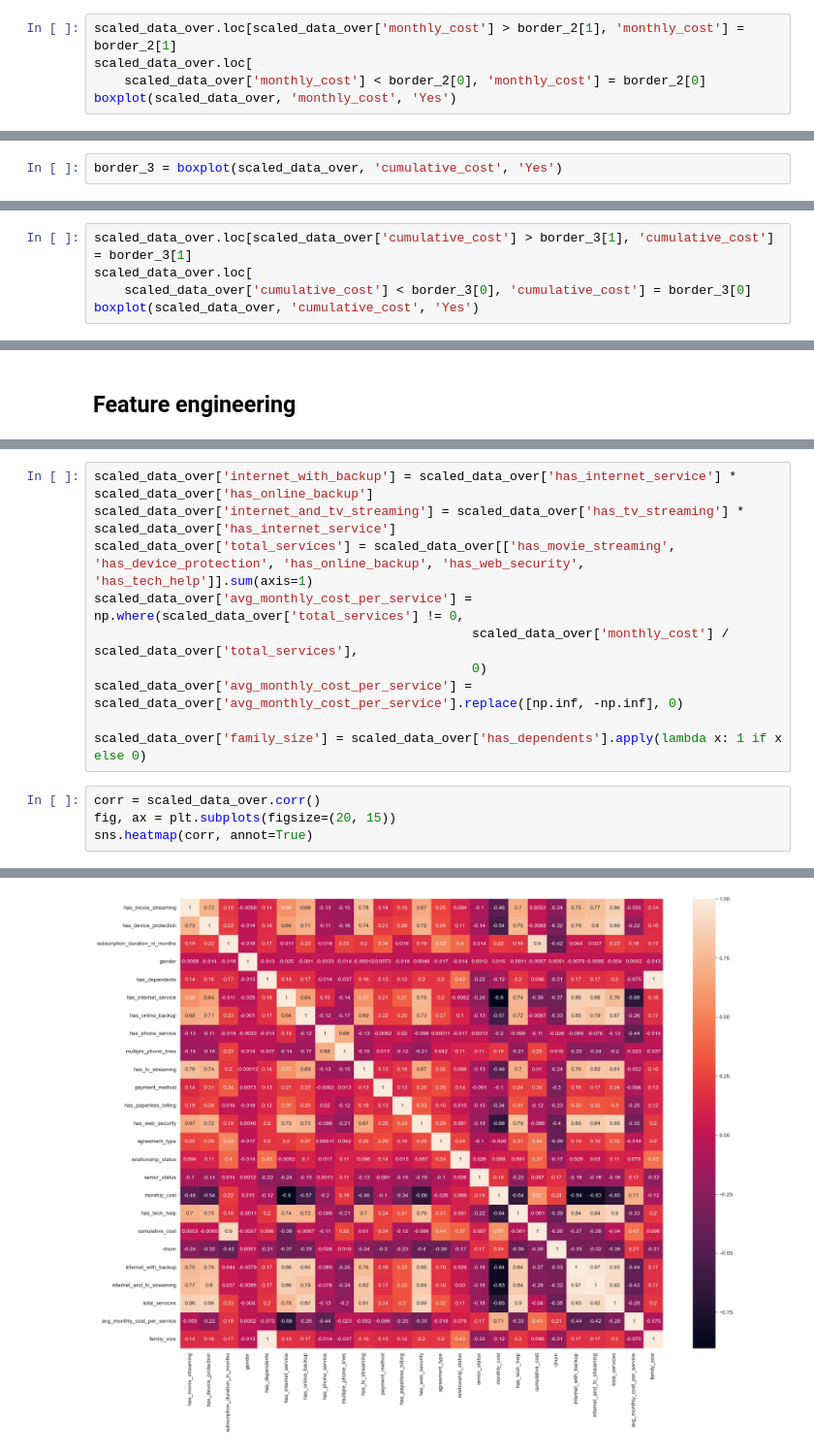
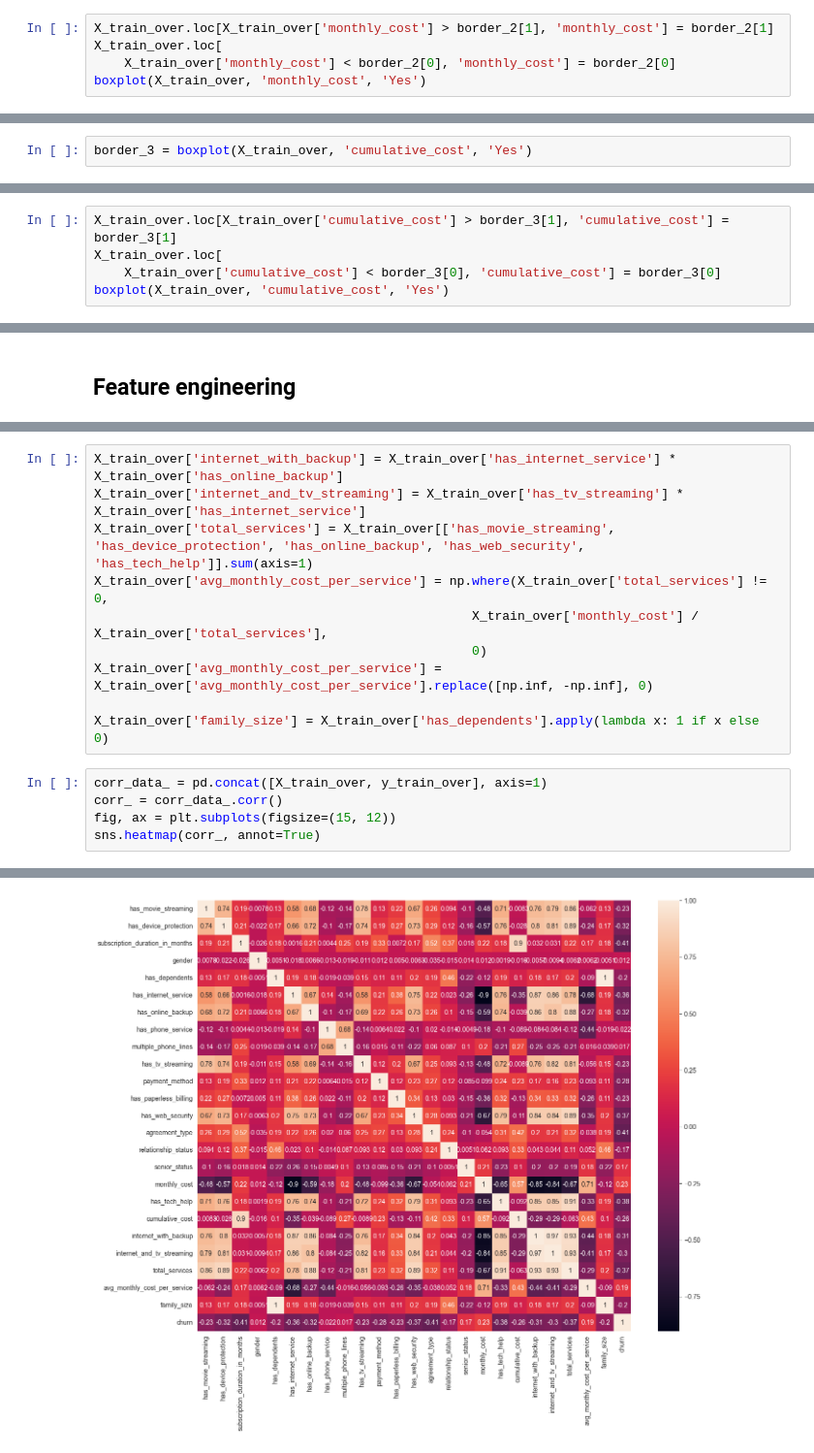
Before and after one commit to NikolozKordzakhia/Myauto, a Jupyter notebook: Mid-Term.ipynb, the cells around one changed output, grey strips where cells are left out. Shown at 97% size. Saved outputs shown, nothing was run; the diff lists cells and outputs as text.

```diff
--- a/Mid-Term.ipynb
+++ b/Mid-Term.ipynb
@@ -774,6 +734,6 @@ Outlier Border: 3.872049591186587
 # %%
-scaled_data_over.loc[scaled_data_over['monthly_cost'] > border_2[1], 'monthly_cost'] = border_2[1]
-scaled_data_over.loc[
-    scaled_data_over['monthly_cost'] < border_2[0], 'monthly_cost'] = border_2[0]
-boxplot(scaled_data_over, 'monthly_cost', 'Yes')
+X_train_over.loc[X_train_over['monthly_cost'] > border_2[1], 'monthly_cost'] = border_2[1]
+X_train_over.loc[
+    X_train_over['monthly_cost'] < border_2[0], 'monthly_cost'] = border_2[0]
+boxplot(X_train_over, 'monthly_cost', 'Yes')
 # %% [output]
@@ -784,4 +744,4 @@ Outlier Border: 3.872049591186587
 # %%
-border_3 = boxplot(scaled_data_over, 'cumulative_cost', 'Yes')
+border_3 = boxplot(X_train_over, 'cumulative_cost', 'Yes')
 # %% [output]
 Outlier Border: -6.90875477931522
@@ -789,8 +749,8 @@ Outlier Border: 3.671936755253958
 [figure]
 # %%
-scaled_data_over.loc[scaled_data_over['cumulative_cost'] > border_3[1], 'cumulative_cost'] = border_3[1]
-scaled_data_over.loc[
-    scaled_data_over['cumulative_cost'] < border_3[0], 'cumulative_cost'] = border_3[0]
-boxplot(scaled_data_over, 'cumulative_cost', 'Yes')
+X_train_over.loc[X_train_over['cumulative_cost'] > border_3[1], 'cumulative_cost'] = border_3[1]
+X_train_over.loc[
+    X_train_over['cumulative_cost'] < border_3[0], 'cumulative_cost'] = border_3[0]
+boxplot(X_train_over, 'cumulative_cost', 'Yes')
 # %% [output]
 Outlier Border: -6.90875477931522
@@ -869,18 +809,19 @@ LogisticRegression(class_weight={0: 2.1, 1: 1}, max_iter=7000)
 # %%
-scaled_data_over['internet_with_backup'] = scaled_data_over['has_internet_service'] * scaled_data_over['has_online_backup']
-scaled_data_over['internet_and_tv_streaming'] = scaled_data_over['has_tv_streaming'] * scaled_data_over['has_internet_service']
-scaled_data_over['total_services'] = scaled_data_over[['has_movie_streaming', 'has_device_protection', 'has_online_backup', 'has_web_security', 'has_tech_help']].sum(axis=1)
-scaled_data_over['avg_monthly_cost_per_service'] = np.where(scaled_data_over['total_services'] != 0,
-                                                  scaled_data_over['monthly_cost'] / scaled_data_over['total_services'],
+X_train_over['internet_with_backup'] = X_train_over['has_internet_service'] * X_train_over['has_online_backup']
+X_train_over['internet_and_tv_streaming'] = X_train_over['has_tv_streaming'] * X_train_over['has_internet_service']
+X_train_over['total_services'] = X_train_over[['has_movie_streaming', 'has_device_protection', 'has_online_backup', 'has_web_security', 'has_tech_help']].sum(axis=1)
+X_train_over['avg_monthly_cost_per_service'] = np.where(X_train_over['total_services'] != 0,
+                                                  X_train_over['monthly_cost'] / X_train_over['total_services'],
                                                   0)
-scaled_data_over['avg_monthly_cost_per_service'] = scaled_data_over['avg_monthly_cost_per_service'].replace([np.inf, -np.inf], 0)
+X_train_over['avg_monthly_cost_per_service'] = X_train_over['avg_monthly_cost_per_service'].replace([np.inf, -np.inf], 0)
 
-scaled_data_over['family_size'] = scaled_data_over['has_dependents'].apply(lambda x: 1 if x else 0)
+X_train_over['family_size'] = X_train_over['has_dependents'].apply(lambda x: 1 if x else 0)
 # %%
-corr = scaled_data_over.corr()
-fig, ax = plt.subplots(figsize=(20, 15))
-sns.heatmap(corr, annot=True)
+corr_data_ = pd.concat([X_train_over, y_train_over], axis=1)
+corr_ = corr_data_.corr()
+fig, ax = plt.subplots(figsize=(15, 12))
+sns.heatmap(corr_, annot=True)
 # %% [output]
 <Axes: >
-[figure, old version]
+[figure, new version]
 # %%
```
Also changed, not shown: parts of 71 cells of this notebook.
